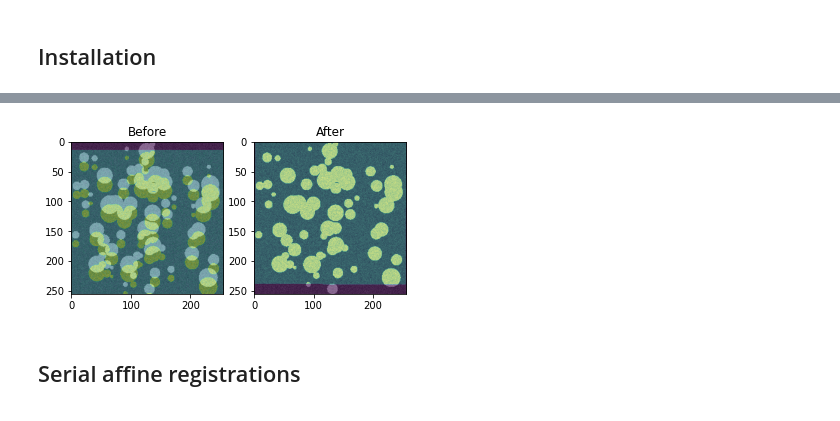
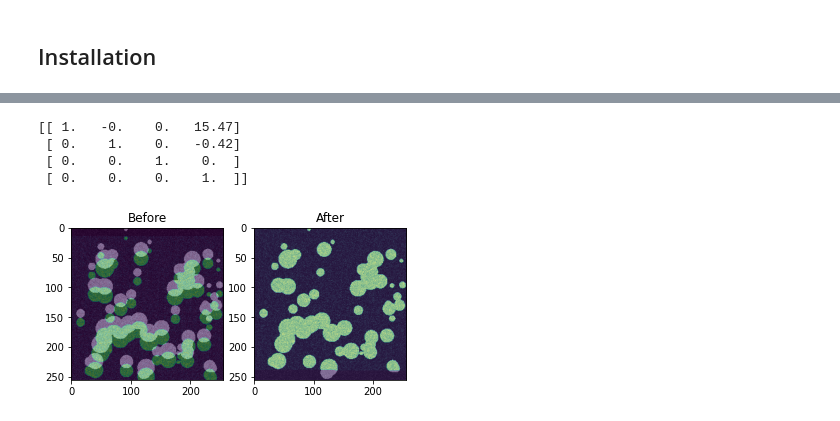
Before and after one commit to fyrdahl/niftyregpy, a Jupyter notebook: tutorial/tutorial.ipynb, the cells around one changed output, grey strips where cells are left out. Cells and saved outputs as stored; diff of their text form; code cells hidden in the pictures.

```diff
--- a/tutorial/tutorial.ipynb
+++ b/tutorial/tutorial.ipynb
@@ -55,28 +46,38 @@ albumentations 0.1.12 requires imgaug<0.2.7,>=0.2.5, but you have imgaug 0.2.9 w
 # %%
 # Create a random test image containing blobs
 img = nr.utils.create_test_image(blobs=64, max_rad=16)
 
-# Add some noise for robustness
-img = np.abs(img + np.random.normal(1, 0.1, img.shape))
+# Add noise for robustness
+img = np.abs(img + np.random.normal(0, 0.1, img.shape))
 
 # Shift the image
 img_shifted = np.zeros_like(img)
 img_shifted[15:, :] = img[:-15, :]
 
-res = nr.reg.aladin(img, img_shifted, rigOnly=True)
+# Perform one rigid registration
+ref, flo = img, img_shifted
+res = nr.reg.aladin(ref, flo, rigOnly=True)
+
+# Print final affine transform matrix
+print(f"{np.array_str(res[1], precision=2, suppress_small=True)}\n")
 
 # Plot results
 plt.figure()
+
 plt.subplot(1,2,1)
 plt.imshow(img, 'gray')
 plt.imshow(img_shifted, 'viridis', alpha=0.5)
 plt.title('Before')
+
 plt.subplot(1,2,2)
 plt.imshow(img, 'gray')
 plt.imshow(res[0], 'viridis', alpha=0.5)
 plt.title('After')
+
 plt.show()
 # %% [output]
+[[ 1.   -0.    0.   15.47]
+ [ 0.    1.    0.   -0.42]
+ [ 0.    0.    1.    0.  ]
+ [ 0.    0.    0.    1.  ]]
-[figure, old version]
+[figure, new version]
-# %% [markdown]
-## Serial affine registrations
```
Also changed, not shown: parts of 10 cells of this notebook, 1 other file.
